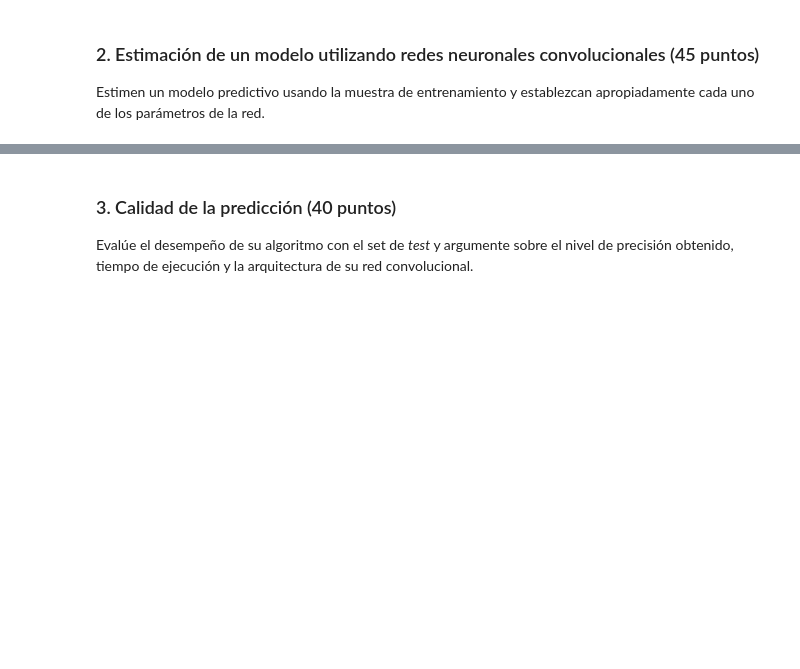
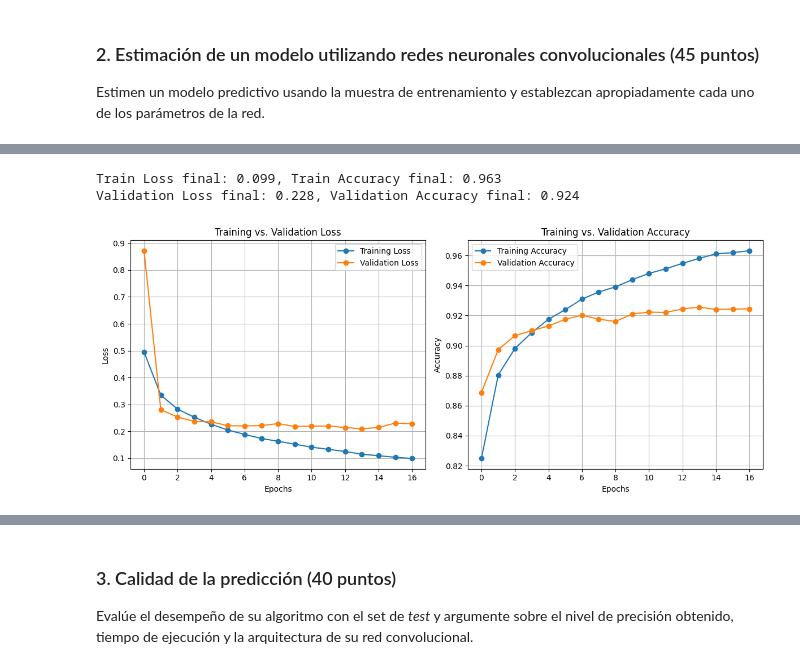
Before and after one commit to juankquintana/deep_learning, a Jupyter notebook: Semana 5/Caso 5/S5TCPEP1.ipynb, the cells around one changed output, grey strips where cells are left out. Cells and saved outputs as stored; diff of their text form; code cells hidden in the pictures; blank space fills up the shorter version.

```diff
--- a/Semana 5/Caso 5/S5TCPEP1.ipynb
+++ b/Semana 5/Caso 5/S5TCPEP1.ipynb
@@ -201,0 +318,7 @@ plt.show()
+# %%
+best_model = tuner.get_best_models(num_models=1)[0]
+best_hps = tuner.get_best_hyperparameters(num_trials=1)[0]
+
+print("Mejores Hiperparametros:")
+for k, v in best_hps.values.items():
+    print(f"{k}: {v}")
@@ -201,0 +365,8 @@ plt.show()
+# %%
+fashion_model_t = build_model(best_hps)
+# %%
+fashion_model_t.compile(
+    optimizer=Adam(learning_rate=best_hps.get('lr')),
+    loss='sparse_categorical_crossentropy',
+    metrics=['accuracy']
+)
@@ -201,0 +393,13 @@ plt.show()
+# %%
+start = time.time()
+fashion_model_t_train = fashion_model_t.fit(
+    train_X, train_label,
+    validation_data=(valid_X, valid_label),
+    epochs=25,
+    batch_size=128,
+    callbacks=[early_stop],
+    verbose=1
+)
+end = time.time()
+fashion_model_t_time = end - start
+print(f"Tiempo de entrenamiento: {fashion_model_t_time:.2f} segundos")
@@ -201,0 +424,6 @@ plt.show()
+# %%
+plot_history(fashion_model_t_train)
+# %% [output]
+Train Loss final: 0.099, Train Accuracy final: 0.963
+Validation Loss final: 0.228, Validation Accuracy final: 0.924
+[figure, added]
```
Also changed, not shown: parts of 45 cells of this notebook, 2 other files.
